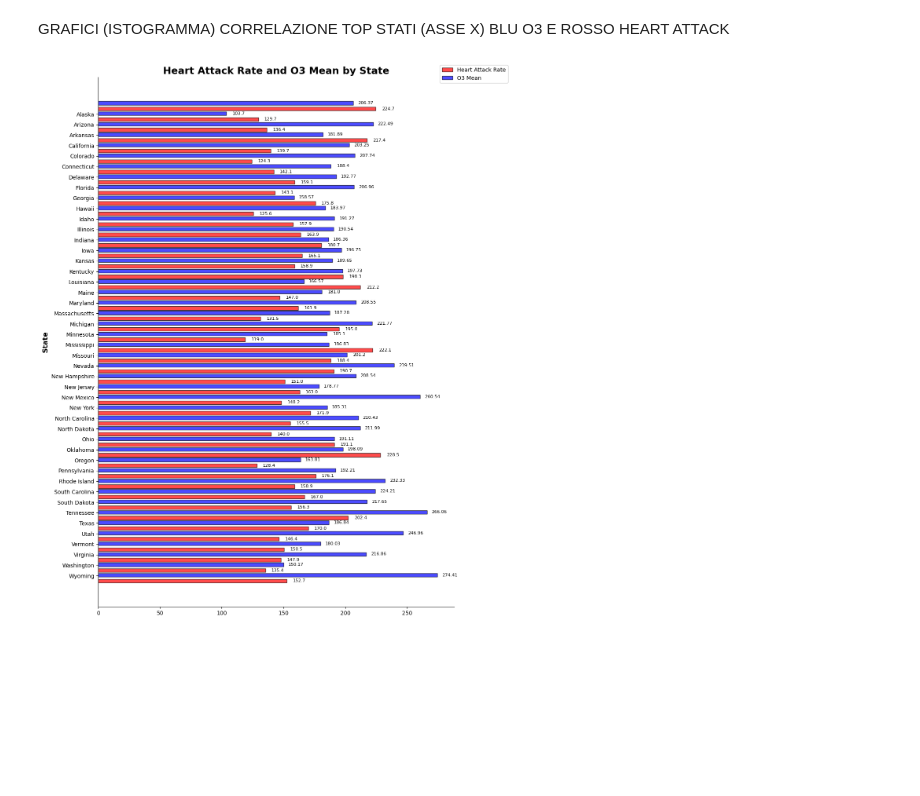
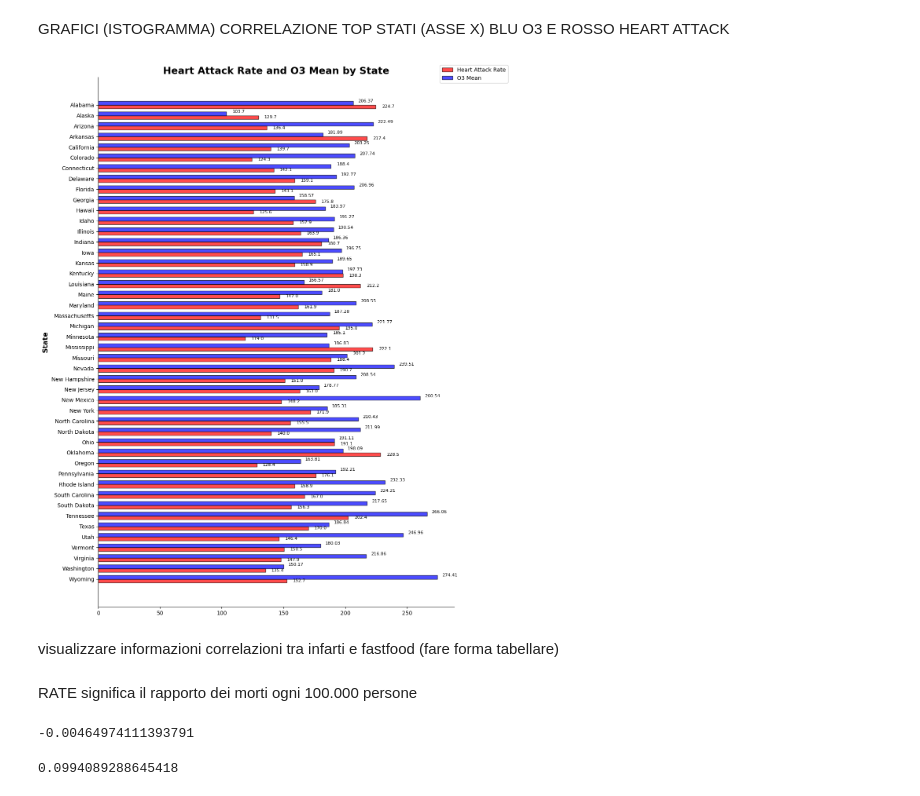
Before and after one commit to riccardospini98/progetto-SNA, a Jupyter notebook: SNA2.ipynb, the cells around one changed output. Saved outputs shown, nothing was run; the diff lists cells and outputs as text; code cells hidden in the pictures; blank space fills up the shorter version.

Commit message:
correlazioni

```diff
--- a/SNA2.ipynb
+++ b/SNA2.ipynb
@@ -372,8 +320,8 @@ def random_coordinates_around_usa(num_points):
     lon_center = -95.7129
 
     # Semilati dell'ellisse che circonda gli Stati Uniti (approssimativi)
-    lat_semi_major_axis = 16
-    lon_semi_major_axis = 38
+    lat_semi_major_axis = 24
+    lon_semi_major_axis = 57
 
     # Calcola l'angolo tra ogni punto
     angle_step = 2 * math.pi / num_points
@@ -452,9 +400,6 @@ m
 # %% [markdown]
 GRAFICI (ISTOGRAMMA) CORRELAZIONE TOP STATI (ASSE X) BLU O3 E ROSSO HEART ATTACK
 # %%
-import pandas as pd
-import matplotlib.pyplot as plt
-
 # Carica i dataset
 heart_attack_completo = pd.read_csv('heart_completo.csv')
 pollution_completo = pd.read_csv('pollution_completo.csv')
@@ -469,32 +414,76 @@ merged_data['O3 Mean'] *= 7000  # i valori di scala sono nella scala decimale 10
 # Ordina gli stati inversamente
 merged_data.sort_values(by='State', ascending=False,  inplace=True)
 
 # Crea l'istogramma con doppie barre in orizzontale
 plt.figure(figsize=(12, 15))  # Imposta la dimensione della figura
 bar_height = 0.35
 index = range(len(merged_data['State']))
 plt.barh(index, merged_data['RATE'], bar_height, label='Heart Attack Rate', color='red', alpha=0.7, edgecolor='black')
-plt.barh([i + bar_height + 0.2 for i in index], merged_data['O3 Mean'], bar_height, label='O3 Mean', color='blue', alpha=0.7, edgecolor='black')
+plt.barh([i + bar_height for i in index], merged_data['O3 Mean'], bar_height, label='O3 Mean', color='blue', alpha=0.7, edgecolor='black')
 plt.ylabel('State', fontweight='bold', fontsize=13)  # Cambia l'etichetta dell'asse y in grassetto
 plt.title('Heart Attack Rate and O3 Mean by State', fontweight='bold', fontsize=18)
 
 # Imposta gli intervalli dei ticks per lo spaziamento
 plt.yticks([i + bar_height / 2 for i in index], merged_data['State'], fontsize=10)
 
 # Aggiungi i valori sopra le barre con maggiore spazio tra i valori e le barre e con un font più piccolo
 for i, rate, o3_mean in zip(index, merged_data['RATE'], merged_data['O3 Mean']):
     plt.text(rate + 10, i, str(round(rate, 2)), ha='center', va='center', color='black', fontsize=8)
     plt.text(o3_mean + 10, i + bar_height + 0.2, str(round(o3_mean, 2)), ha='center', va='center', color='black', fontsize=8)  # Aggiungi uno spazio
 
 plt.legend(loc='upper left', bbox_to_anchor=(0.85, 0.95), bbox_transform=plt.gcf().transFigure)
 
 # Imposta lo stile degli assi e rimuovi il bordo
 plt.gca().spines['top'].set_visible(False)
 plt.gca().spines['right'].set_visible(False)
 plt.gca().spines['bottom'].set_visible(True)
 plt.gca().spines['left'].set_visible(True)
 
 plt.tight_layout()
 plt.show()
 # %% [output]
-[figure, old version]
+[figure, new version]
+# %% [markdown]
+visualizzare informazioni correlazioni tra infarti e fastfood (fare forma tabellare)
+# %% [markdown]
+RATE significa il rapporto dei morti ogni 100.000 persone
+# %%
+# Carica entrambi i dataset
+fastfood_df = pd.read_csv('/Users/riccardospini/Desktop/unibo/SECONDO_ANNO/SNA/repo progetto/progetto-SNA/fastfood_completo.csv')
+heart_df = pd.read_csv('/Users/riccardospini/Desktop/unibo/SECONDO_ANNO/SNA/repo progetto/progetto-SNA/heart_completo.csv')
+
+# Effettua il groupby per lo stato e conta i fast food per stato
+fastfood_df = fastfood_df.groupby('State').size().reset_index(name='count')
+
+# Unisci i due dataset sulla colonna "State"
+heart_fastfood = pd.merge(fastfood_df, heart_df, on="State", how="inner")
+
+# Rimuovi le colonne specificate dal DataFrame
+heart_fastfood.drop(columns=['YEAR', 'DEATHS', 'latitude', 'longitude'], inplace=True)
+
+#CORRELAZIONE DI PEARSON TRA FASTFOOD E HEART ATTACK
+correlation_coefficient= np.corrcoef(heart_fastfood['count'], heart_fastfood['RATE'])[0,1]
+
+print(correlation_coefficient)
+# %% [output]
+-0.00464974111393791
+# %%
+# Carica entrambi i dataset
+pollution_df = pd.read_csv('/Users/riccardospini/Desktop/unibo/SECONDO_ANNO/SNA/repo progetto/progetto-SNA/pollution_completo.csv')
+heart_df = pd.read_csv('/Users/riccardospini/Desktop/unibo/SECONDO_ANNO/SNA/repo progetto/progetto-SNA/heart_completo.csv')
+
+# Unisci i due dataset sulla colonna "State"
+heart_pollution = pd.merge(pollution_df, heart_df, on="State", how="inner")
+
+# Arrotonda il risultato a due cifre decimali
+heart_pollution['O3 Mean'] = heart_pollution['O3 Mean'].round(5)
+
+# Rimuovi le colonne specificate dal DataFrame
+heart_pollution.drop(columns=['Year', 'DEATHS', 'latitude_y', 'longitude_y', 'CO Mean', 'SO2 Mean', 'NO2 Mean', 'YEAR', 'latitude_x', 'longitude_x'], inplace=True)
+
+#CORRELAZIONE DI PEARSON TRA INQUINAMENTO E HEART ATTACK
+correlation_coefficient= np.corrcoef(heart_pollution['O3 Mean'], heart_pollution['RATE'])[0,1]
+
+print(correlation_coefficient)
+# %% [output]
+0.0994089288645418
```
Also changed, not shown: parts of 6 cells of this notebook, 1 other file.
